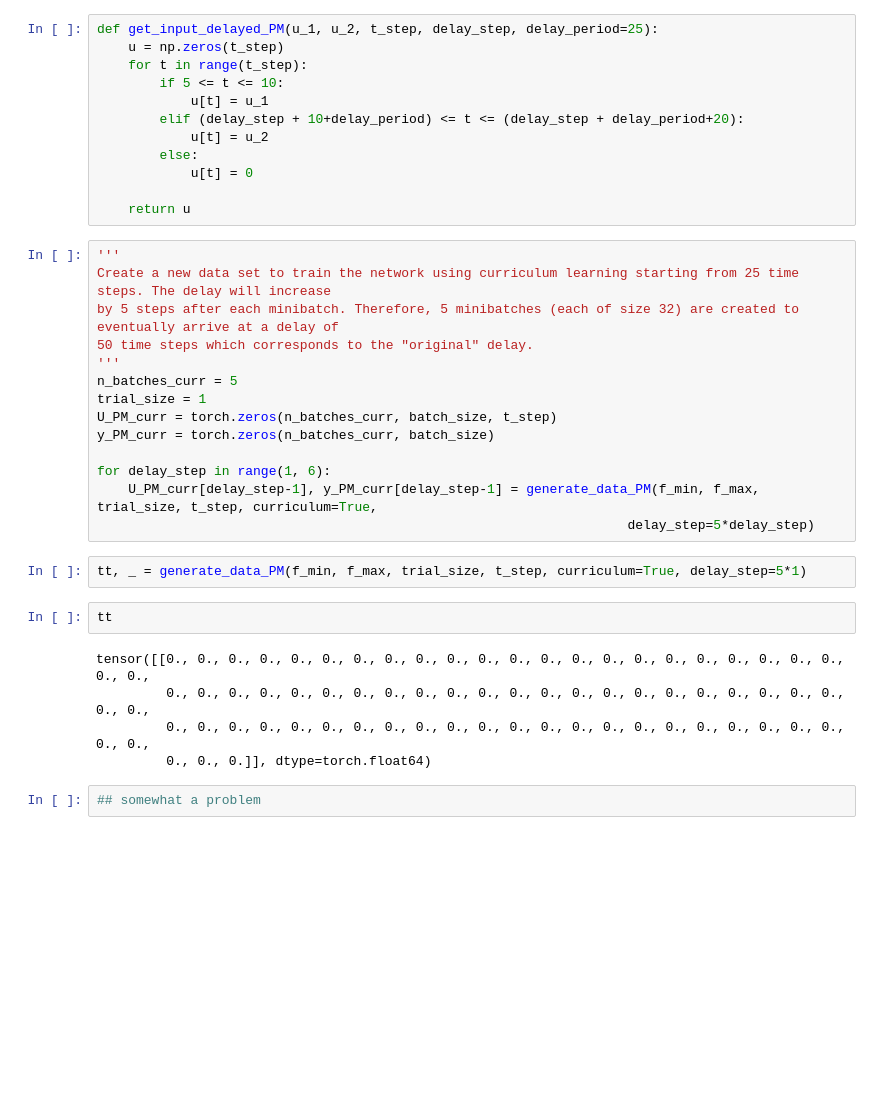
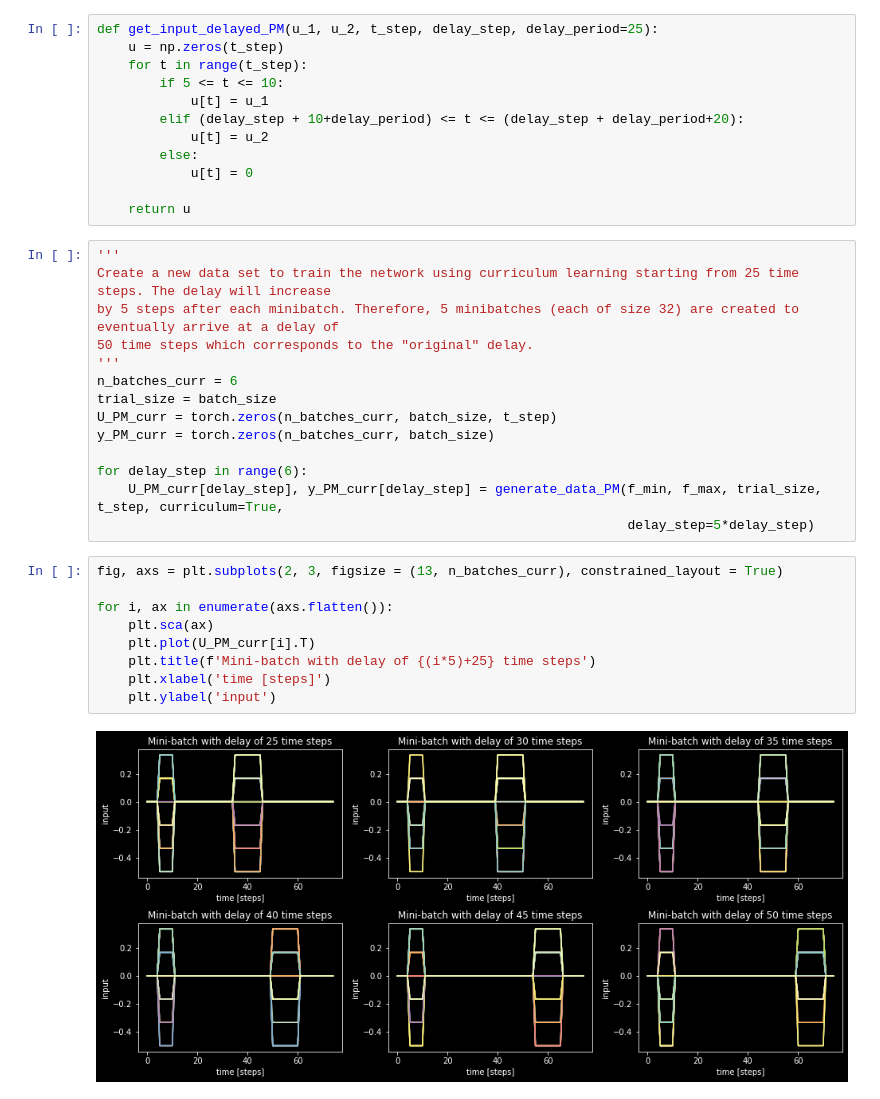
Before and after one commit to nguyen-td/Low-rank-RNN, a Jupyter notebook: dm_project.ipynb, the cells around one changed output. Saved outputs shown, nothing was run; the diff lists cells and outputs as text; blank space fills up the shorter version.

```diff
--- a/dm_project.ipynb
+++ b/dm_project.ipynb
@@ -621,22 +624,22 @@ Create a new data set to train the network using curriculum learning starting fr
 by 5 steps after each minibatch. Therefore, 5 minibatches (each of size 32) are created to eventually arrive at a delay of
 50 time steps which corresponds to the "original" delay.
 '''
-n_batches_curr = 5
-trial_size = 1
+n_batches_curr = 6
+trial_size = batch_size
 U_PM_curr = torch.zeros(n_batches_curr, batch_size, t_step)
 y_PM_curr = torch.zeros(n_batches_curr, batch_size)
 
-for delay_step in range(1, 6):
-    U_PM_curr[delay_step-1], y_PM_curr[delay_step-1] = generate_data_PM(f_min, f_max, trial_size, t_step, curriculum=True,
+for delay_step in range(6):
+    U_PM_curr[delay_step], y_PM_curr[delay_step] = generate_data_PM(f_min, f_max, trial_size, t_step, curriculum=True,
                                                                     delay_step=5*delay_step)
-# %%
-tt, _ = generate_data_PM(f_min, f_max, trial_size, t_step, curriculum=True, delay_step=5*1)
-# %%
-tt
-# %% [output]
-tensor([[0., 0., 0., 0., 0., 0., 0., 0., 0., 0., 0., 0., 0., 0., 0., 0., 0., 0., 0., 0., 0., 0., 0., 0.,
-         0., 0., 0., 0., 0., 0., 0., 0., 0., 0., 0., 0., 0., 0., 0., 0., 0., 0., 0., 0., 0., 0., 0., 0.,
-         0., 0., 0., 0., 0., 0., 0., 0., 0., 0., 0., 0., 0., 0., 0., 0., 0., 0., 0., 0., 0., 0., 0., 0.,
-         0., 0., 0.]], dtype=torch.float64)
-# %%
-## somewhat a problem
+# %%
+fig, axs = plt.subplots(2, 3, figsize = (13, n_batches_curr), constrained_layout = True)
+
+for i, ax in enumerate(axs.flatten()):
+    plt.sca(ax)
+    plt.plot(U_PM_curr[i].T)
+    plt.title(f'Mini-batch with delay of {(i*5)+25} time steps')
+    plt.xlabel('time [steps]')
+    plt.ylabel('input')
+# %% [output]
+[figure, added]
```
Also changed, not shown: parts of 36 cells of this notebook.
